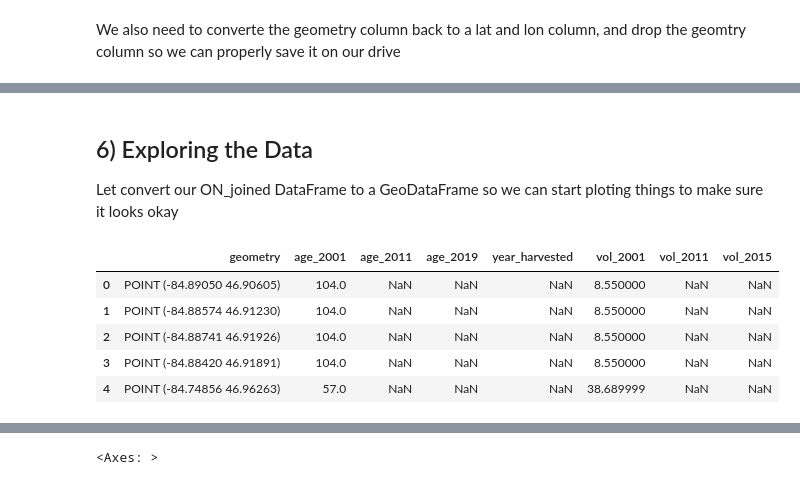
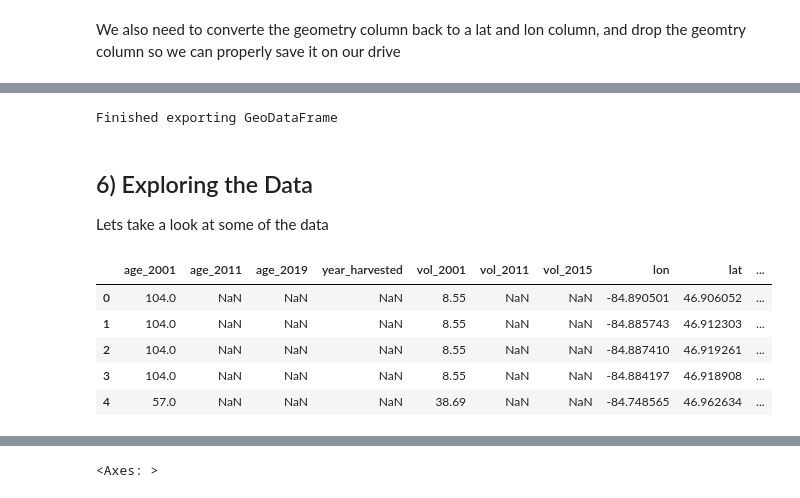
Before and after one commit to AntoinePepin6/Ontario-Geographers-Project, a Jupyter notebook: Forest Data 2 Create DataFrames.ipynb, the cells around one changed output, grey strips where cells are left out. Drawn from its saved outputs; the diff is of its cells as text; code cells hidden in the pictures.

```diff
--- a/Forest Data 2 Create DataFrames.ipynb
+++ b/Forest Data 2 Create DataFrames.ipynb
@@ -661,0 +727,4 @@ ON_joined = ON_joined.drop(columns='geometry')
+# %%
+ON_joined_gdf.set_geometry("poly",inplace=True)
+ON_joined_gdf.rename(columns={'poly':'geometry'},inplace=True)
+ON_joined_gdf.set_geometry("geometry",inplace=True)
@@ -661,0 +751,3 @@ ON_joined = ON_joined.drop(columns='geometry')
+# %%
+ON_joined_gdf.to_crs(4269,inplace=True)
+ON_joined_gdf.head()
@@ -661,0 +763,15 @@ ON_joined = ON_joined.drop(columns='geometry')
+# %%
+from shapely.geometry import Polygon, mapping
+lon1,lon2,lon3,lon4,lat1,lat2,lat3,lat4=[],[],[],[],[],[],[],[]
+for i in range (len(ON_joined_gdf)):
+    mapped_points =mapping(ON_joined_gdf.loc[i]['geometry'])
+
+    lon1.append(mapped_points['coordinates'][0][0][0])
+    lon2.append(mapped_points['coordinates'][0][1][0])
+    lon3.append(mapped_points['coordinates'][0][2][0])
+    lon4.append(mapped_points['coordinates'][0][3][0])
+
+    lat1.append(mapped_points['coordinates'][0][0][1])
+    lat2.append(mapped_points['coordinates'][0][1][1])
+    lat3.append(mapped_points['coordinates'][0][2][1])
+    lat4.append(mapped_points['coordinates'][0][3][1])
@@ -661,0 +780,12 @@ ON_joined = ON_joined.drop(columns='geometry')
+# %%
+ON_joined_gdf['lon1']=lon1
+ON_joined_gdf['lon2']=lon2
+ON_joined_gdf['lon3']=lon3
+ON_joined_gdf['lon4']=lon4
+
+ON_joined_gdf['lat1']=lon1
+ON_joined_gdf['lat2']=lon2
+ON_joined_gdf['lat3']=lon3
+ON_joined_gdf['lat4']=lon4
+
+ON_joined_gdf.head()
@@ -673,14 +822,18 @@ ON_joined.head()
+# %%
+ON_joined_gdf.to_file(path+"\\Ontario_Forest_Data.shp.zip")
+print("Finished exporting GeoDataFrame")
+# %% [output]
+Finished exporting GeoDataFrame
 # %% [markdown]
 ## 6) Exploring the Data
-Let convert our ON_joined DataFrame to a GeoDataFrame so we can start ploting things to make sure it looks okay
+Lets take a look at some of the data
 # %%
-ON_joined_gdf = gpd.GeoDataFrame(ON_joined,geometry=ON_joined.geometry)
 ON_joined_gdf.head()
 # %% [output]
-|  | geometry | age_2001 | age_2011 | age_2019 | year_harvested | vol_2001 | vol_2011 | vol_2015 |
-| 0 | POINT (-84.89050 46.90605) | 104.0 | NaN | NaN | NaN | 8.550000 | NaN | NaN |
-| 1 | POINT (-84.88574 46.91230) | 104.0 | NaN | NaN | NaN | 8.550000 | NaN | NaN |
-| 2 | POINT (-84.88741 46.91926) | 104.0 | NaN | NaN | NaN | 8.550000 | NaN | NaN |
-| 3 | POINT (-84.88420 46.91891) | 104.0 | NaN | NaN | NaN | 8.550000 | NaN | NaN |
-| 4 | POINT (-84.74856 46.96263) | 57.0 | NaN | NaN | NaN | 38.689999 | NaN | NaN |
+|  | age_2001 | age_2011 | age_2019 | year_harvested | vol_2001 | vol_2011 | vol_2015 | lon | lat | ... |
+| 0 | 104.0 | NaN | NaN | NaN | 8.55 | NaN | NaN | -84.890501 | 46.906052 | ... |
+| 1 | 104.0 | NaN | NaN | NaN | 8.55 | NaN | NaN | -84.885743 | 46.912303 | ... |
+| 2 | 104.0 | NaN | NaN | NaN | 8.55 | NaN | NaN | -84.887410 | 46.919261 | ... |
+| 3 | 104.0 | NaN | NaN | NaN | 8.55 | NaN | NaN | -84.884197 | 46.918908 | ... |
+| 4 | 57.0 | NaN | NaN | NaN | 38.69 | NaN | NaN | -84.748565 | 46.962634 | ... |
 # %%
```
Also changed, not shown: parts of 40 cells of this notebook, 1 other file.
